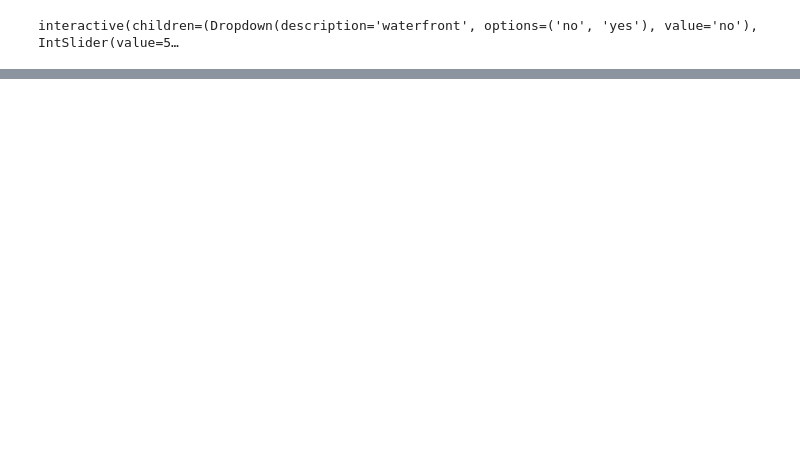
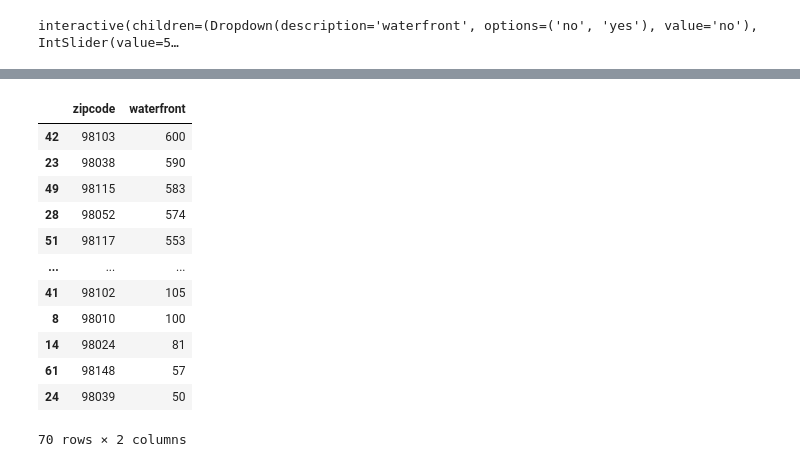
Before and after one commit to HedvaldoCosta/DataScience_Business, a Jupyter notebook: kc_house/Notebook.ipynb, the cells around one changed output, grey strips where cells are left out. Cells and saved outputs as stored; diff of their text form; code cells hidden in the pictures; blank space fills up the shorter version.

```diff
--- a/kc_house/Notebook.ipynb
+++ b/kc_house/Notebook.ipynb
@@ -142,0 +180,17 @@ interactive(children=(Dropdown(description='waterfront', options=('no', 'yes'),
+# %%
+zipcode_waterfront = data[['zipcode', 'waterfront']].groupby('zipcode').count().reset_index()
+display(zipcode_waterfront.sort_values(by='waterfront', ascending=False))
+# %% [output]
+|  | zipcode | waterfront |
+| 42 | 98103 | 600 |
+| 23 | 98038 | 590 |
+| 49 | 98115 | 583 |
+| 28 | 98052 | 574 |
+| 51 | 98117 | 553 |
+| ... | ... | ... |
+| 41 | 98102 | 105 |
+| 8 | 98010 | 100 |
+| 14 | 98024 | 81 |
+| 61 | 98148 | 57 |
+| 24 | 98039 | 50 |
+70 rows × 2 columns
```
Also changed, not shown: parts of 5 cells of this notebook.
